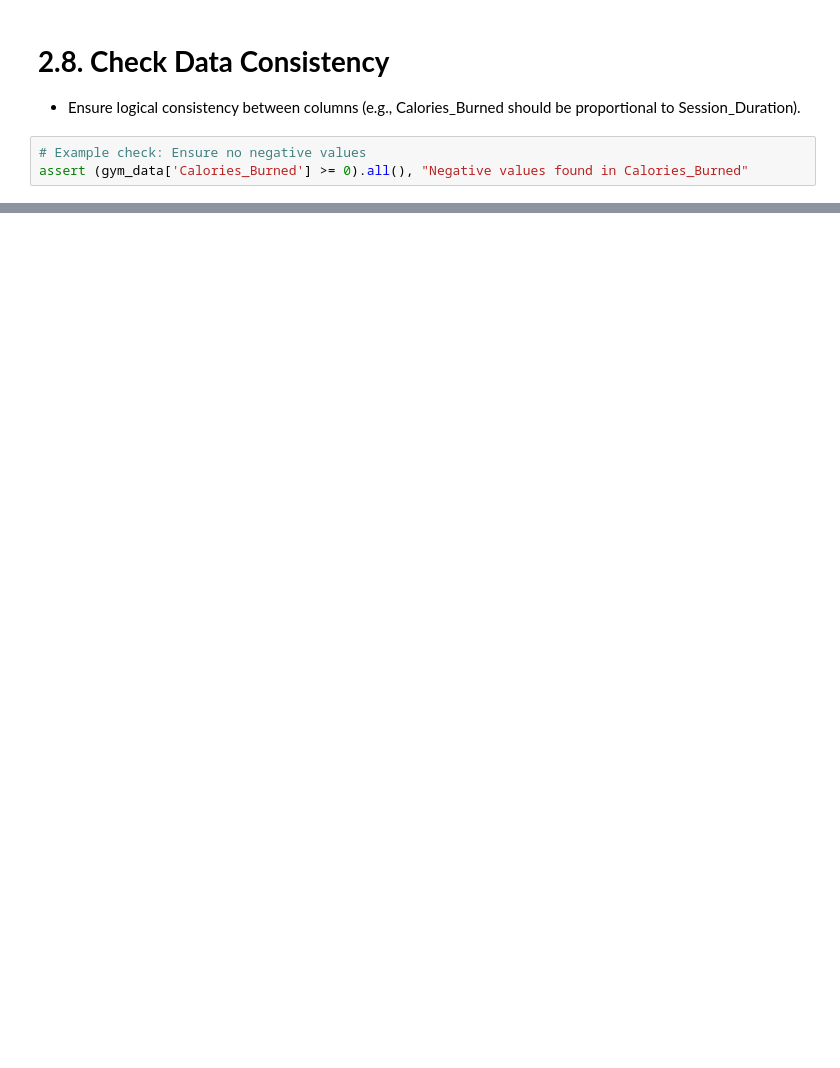
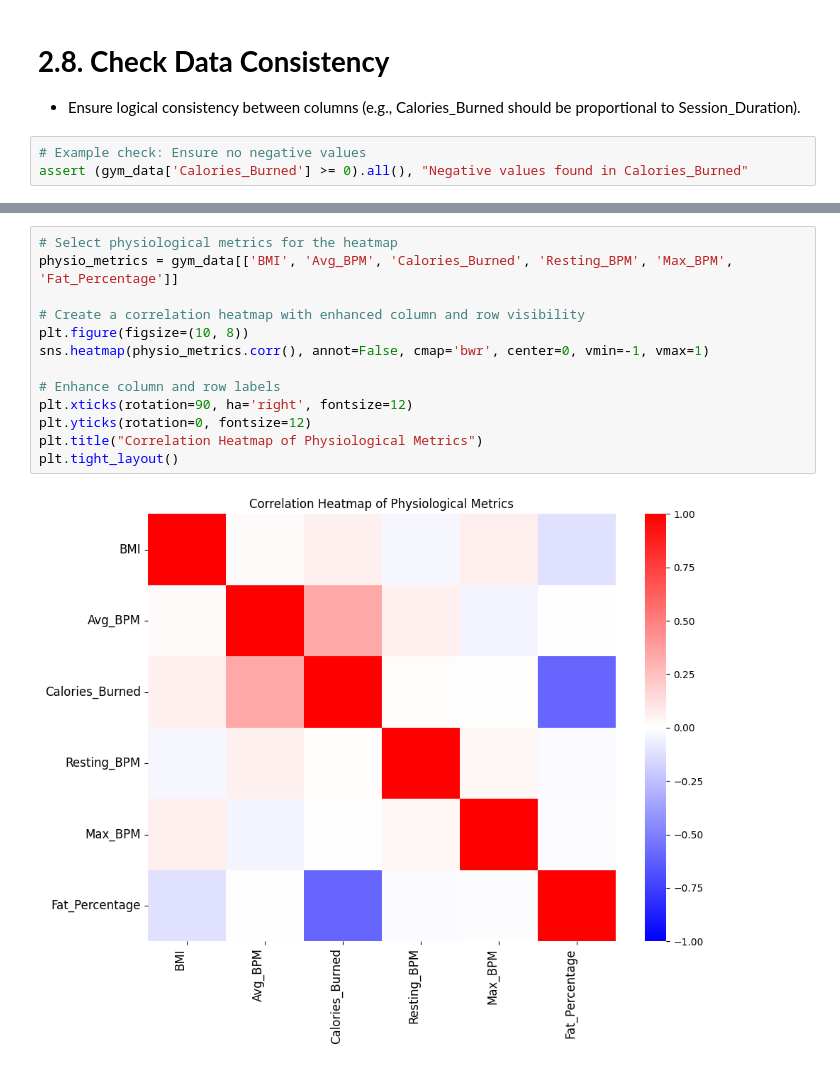
Before and after one commit to RokoSkugor/DA_project, a Jupyter notebook: DataAnalysis_Project.ipynb, the cells around one changed output, grey strips where cells are left out. Saved outputs shown, nothing was run; the diff lists cells and outputs as text; blank space fills up the shorter version.

```diff
--- a/DataAnalysis_Project.ipynb
+++ b/DataAnalysis_Project.ipynb
@@ -330,0 +358,15 @@ Session_Duration (minutes)                       1.000000
+# %%
+# Select physiological metrics for the heatmap
+physio_metrics = gym_data[['BMI', 'Avg_BPM', 'Calories_Burned', 'Resting_BPM', 'Max_BPM', 'Fat_Percentage']]
+
+# Create a correlation heatmap with enhanced column and row visibility
+plt.figure(figsize=(10, 8))
+sns.heatmap(physio_metrics.corr(), annot=False, cmap='bwr', center=0, vmin=-1, vmax=1)
+
+# Enhance column and row labels
+plt.xticks(rotation=90, ha='right', fontsize=12)
+plt.yticks(rotation=0, fontsize=12)
+plt.title("Correlation Heatmap of Physiological Metrics")
+plt.tight_layout()
+# %% [output]
+[figure, added]
```
Also changed, not shown: parts of 28 cells of this notebook, 1 other file.
